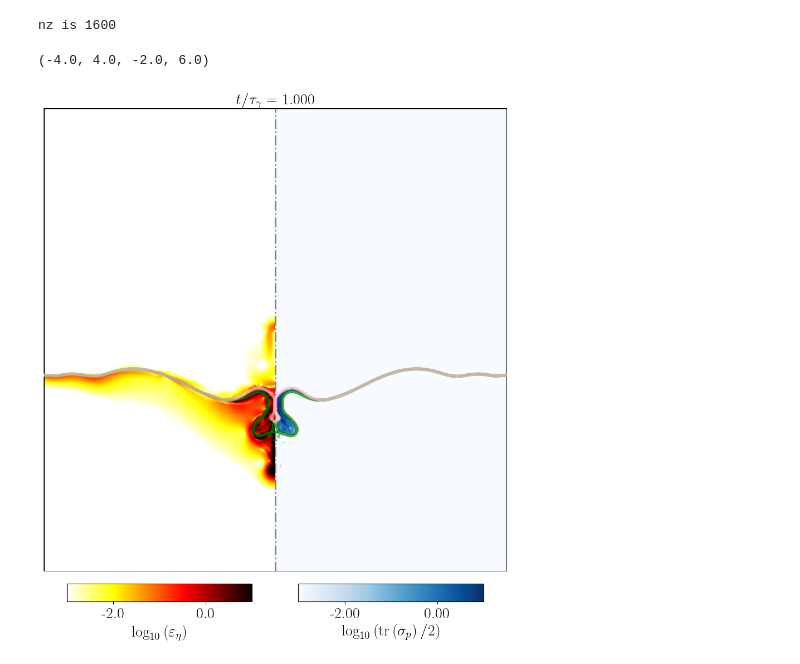
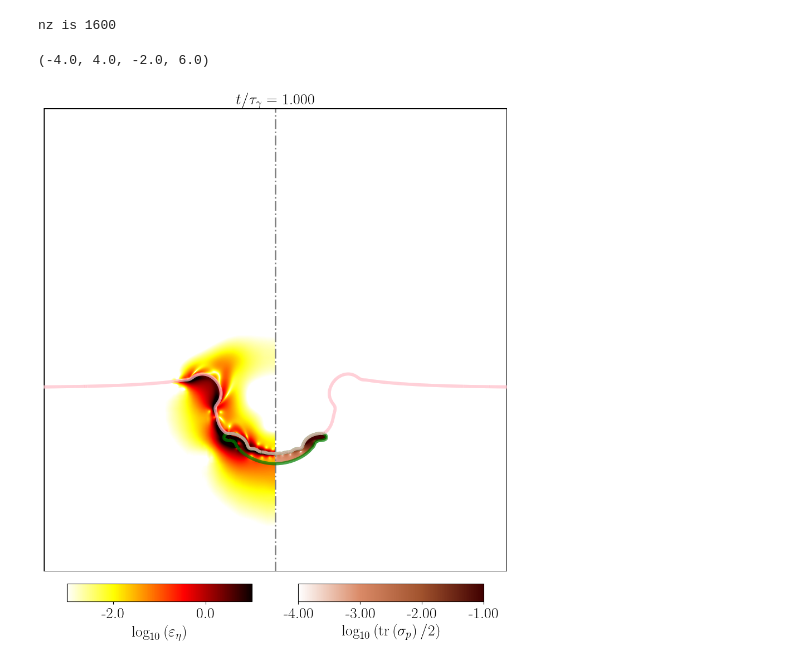
Before and after one commit to VatsalSy/BurstingBubble_VE_coated, a Jupyter notebook: testPlot.ipynb, the cells around one changed output. Drawn from its saved outputs; the diff is of its cells as text; code cells hidden in the pictures.

```diff
--- a/testPlot.ipynb
+++ b/testPlot.ipynb
@@ -36,8 +36,8 @@ def gettingFacets(filename,includeCoat='true'):
                     skip = True
     return segs
 # %%
-def gettingfield(filename, zmin, zmax, rmax, nr, Ohbulk, muR_cb, muR_ab, Ec):
-    exe = ["./getData-elastic", filename, str(zmin), str(0), str(zmax), str(rmax), str(nr), str(Ohbulk), str(muR_cb), str(muR_ab), str(Ec)]
+def gettingfield(filename, zmin, zmax, rmax, nr, Oh1, Oh2, Oh3):
+    exe = ["./getData-elastic", filename, str(zmin), str(0), str(zmax), str(rmax), str(nr), str(Oh1), str(Oh2), str(Oh3)]
     p = sp.Popen(exe, stdout=sp.PIPE, stderr=sp.PIPE)
     stdout, stderr = p.communicate()
     temp1 = stderr.decode("utf-8")
@@ -74,7 +74,7 @@ def gettingfield(filename, zmin, zmax, rmax, nr, Ohbulk, muR_cb, muR_ab, Ec):
 
     return R, Z, D2, vel, taup, nz
 # %%
-place = "intermediate/snapshot-%5.4f" % 0.67
+place = "intermediate/snapshot-%5.4f" % 0.10
 # %%
 segs1 = gettingFacets(place)
 segs2 = gettingFacets(place,'false')
@@ -82,14 +82,18 @@ segs2 = gettingFacets(place,'false')
 Ldomain = 8
 GridsPerR = 100
 nr = int(GridsPerR*Ldomain)
-Ohbulk, muR_cb, muR_ab, Ec = 0.003, 3.3, 1e-2, 5e-1
+Oh1, Oh2, Oh3 = 0.017, 0.017/3.3, 0.017*1e-2
 
 rmin, rmax, zmin, zmax = [-Ldomain/2, Ldomain/2, -2.0, Ldomain-2.0]
-R, Z, taus, vel, taup, nz = gettingfield(place, zmin, zmax, rmax, nr, Ohbulk, muR_cb, muR_ab, Ec)
+R, Z, taus, vel, taup, nz = gettingfield(place, zmin, zmax, rmax, nr, Oh1, Oh2, Oh3)
 zminp, zmaxp, rminp, rmaxp = Z.min(), Z.max(), R.min(), R.max()
 # %% [output]
 nz is 1600
 # %%
+import matplotlib.colors as mcolors
+custom_colors = ["white", "#DA8A67", "#A0522D", "#400000"]
+custom_cmap = mcolors.LinearSegmentedColormap.from_list("custom_hot", custom_colors)
+
 lw = 2
 AxesLabel, TickLabel = [50, 20]
 fig, ax = plt.subplots()
@@ -103,35 +107,33 @@ ax.plot([rmin, rmax], [zmax, zmax],'-',color='black',linewidth=lw)
 ax.plot([rmax, rmax], [zmin, zmax],'-',color='black',linewidth=lw)
 
 ## Drawing Facets
 line_segments = LineCollection(segs2, linewidths=4, colors='green', linestyle='solid')
 ax.add_collection(line_segments)
 line_segments = LineCollection(segs1, linewidths=4, colors='pink', linestyle='solid')
 ax.add_collection(line_segments)
 
-## D
-cntrl1 = ax.imshow(taus, cmap="hot_r", interpolation='Bilinear', origin='lower', extent=[-rminp, -rmaxp, zminp, zmaxp], vmax = 1.0, vmin = -3.0)
-## V
-cntrl2 = ax.imshow(taup, interpolation='Bilinear', cmap="Blues", origin='lower', extent=[rminp, rmaxp, zminp, zmaxp], vmax = 1.0, vmin = -3.0)
+cntrl1 = ax.imshow(taus, cmap="hot_r", interpolation='Bilinear', origin='lower', extent=[-rminp, -rmaxp, zminp, zmaxp], vmax=1.0, vmin=-3.0)
+cntrl2 = ax.imshow(taup, interpolation='Bilinear', cmap=custom_cmap, origin='lower', extent=[rminp, rmaxp, zminp, zmaxp], vmax=-1.0, vmin=-4.0)
 
 
 ax.set_aspect('equal')
 ax.set_xlim(rmin, rmax)
 ax.set_ylim(zmin, zmax)
 # t2 = t/tc
 ax.set_title('$t/\\tau_\gamma$ = %4.3f' % 1, fontsize=TickLabel)
 
 l, b, w, h = ax.get_position().bounds
 cb1 = fig.add_axes([l+0.05*w, b-0.05, 0.40*w, 0.03])
 c1 = plt.colorbar(cntrl1,cax=cb1,orientation='horizontal')
 c1.set_label(r'$\log_{10}\left(\varepsilon_\eta\right)$',fontsize=TickLabel, labelpad=5)
 c1.ax.tick_params(labelsize=TickLabel)
 c1.ax.xaxis.set_major_formatter(StrMethodFormatter('{x:,.1f}'))
 cb2 = fig.add_axes([l+0.55*w, b-0.05, 0.40*w, 0.03])
 c2 = plt.colorbar(cntrl2,cax=cb2,orientation='horizontal')
 c2.ax.tick_params(labelsize=TickLabel)
 c2.set_label(r'$\log_{10}\left(\text{tr}\left(\sigma_p\right)/2\right)$',fontsize=TickLabel)
 c2.ax.xaxis.set_major_formatter(StrMethodFormatter('{x:,.2f}'))
 ax.axis('off')
 # %% [output]
 (-4.0, 4.0, -2.0, 6.0)
-[figure, old version]
+[figure, new version]
```
Also changed, not shown: 3 other files.
